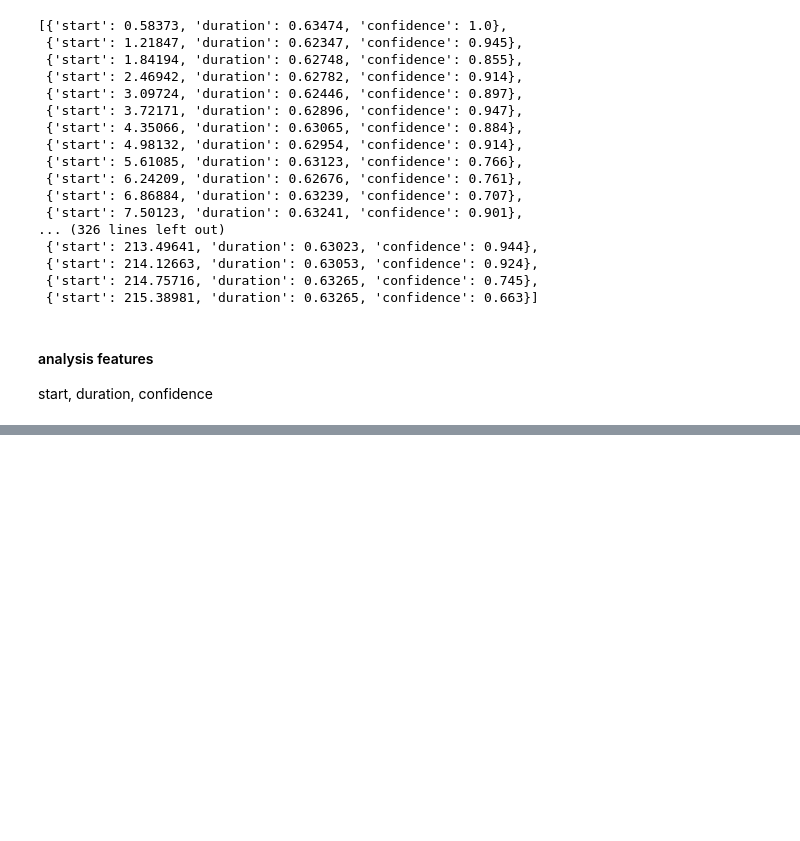
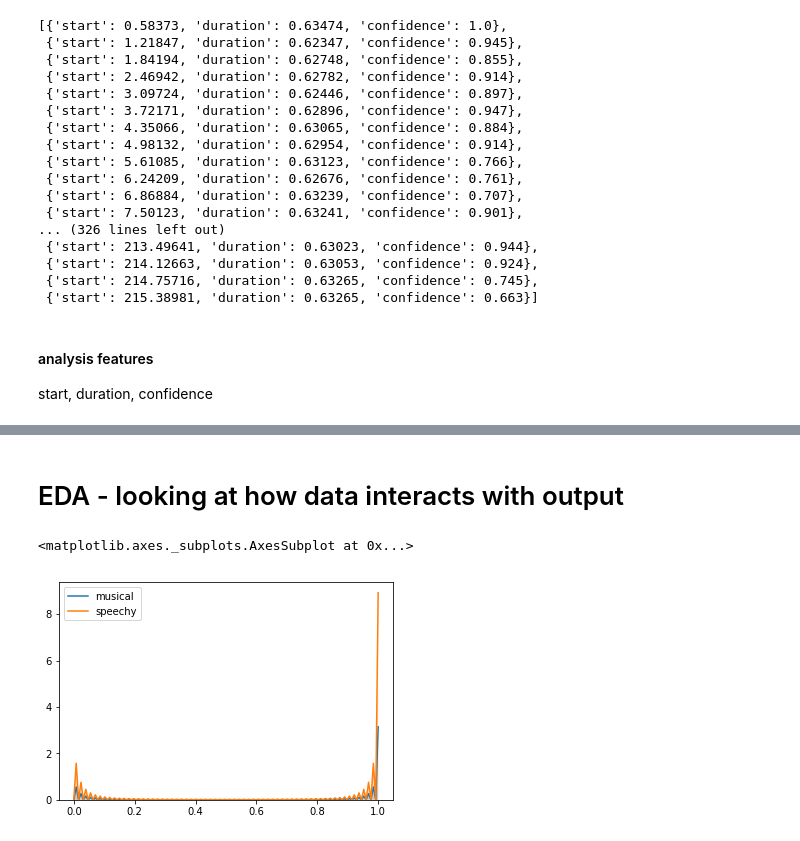
Before and after one commit to nabilabbas250/Spotify-Speechiness, a Jupyter notebook: Speechiness.ipynb, the cells around one changed output, grey strips where cells are left out. Cells and saved outputs as stored; diff of their text form; code cells hidden in the pictures; blank space fills up the shorter version.

```diff
--- a/Speechiness.ipynb
+++ b/Speechiness.ipynb
@@ -231,0 +256,7 @@ start, duration, confidence
+# %%
+feats
+feats = list(filter(None, feats)) # remove None value dictionary
+# %%
+df2 = pd.DataFrame(feats)
+df2.drop(columns = ['track_href', 'type', 'uri', 'analysis_url'], inplace = True)
+df2.set_index('id', inplace = True)
@@ -231,0 +304,5 @@ start, duration, confidence
+# %%
+df2 = pd.get_dummies(df2, columns = ['key', 'mode', 'time_signature'])
+# %%
+df2 = pd.get_dummies(df2, 'SPEECH')
+df2
@@ -231,0 +332,2 @@ start, duration, confidence
+# %% [markdown]
+# EDA - looking at how data interacts with output
@@ -231,0 +350,8 @@ start, duration, confidence
+# %%
+# distribution of SPEECHINESS over time_signature_5
+
+sns.kdeplot(df2[['time_signature_5', 'SPEECH_musical']][df2['SPEECH_musical'] == 1]['time_signature_5'], shade = True, label="musical")
+sns.kdeplot(df2[['time_signature_5', 'SPEECH_musical']][df2['SPEECH_musical'] == 0]['time_signature_5'], shade = True, label="speechy")
+# %% [output]
+<matplotlib.axes._subplots.AxesSubplot at 0x...>
+[figure, added]
```
Also changed, not shown: parts of 54 cells of this notebook, 2 other files.
